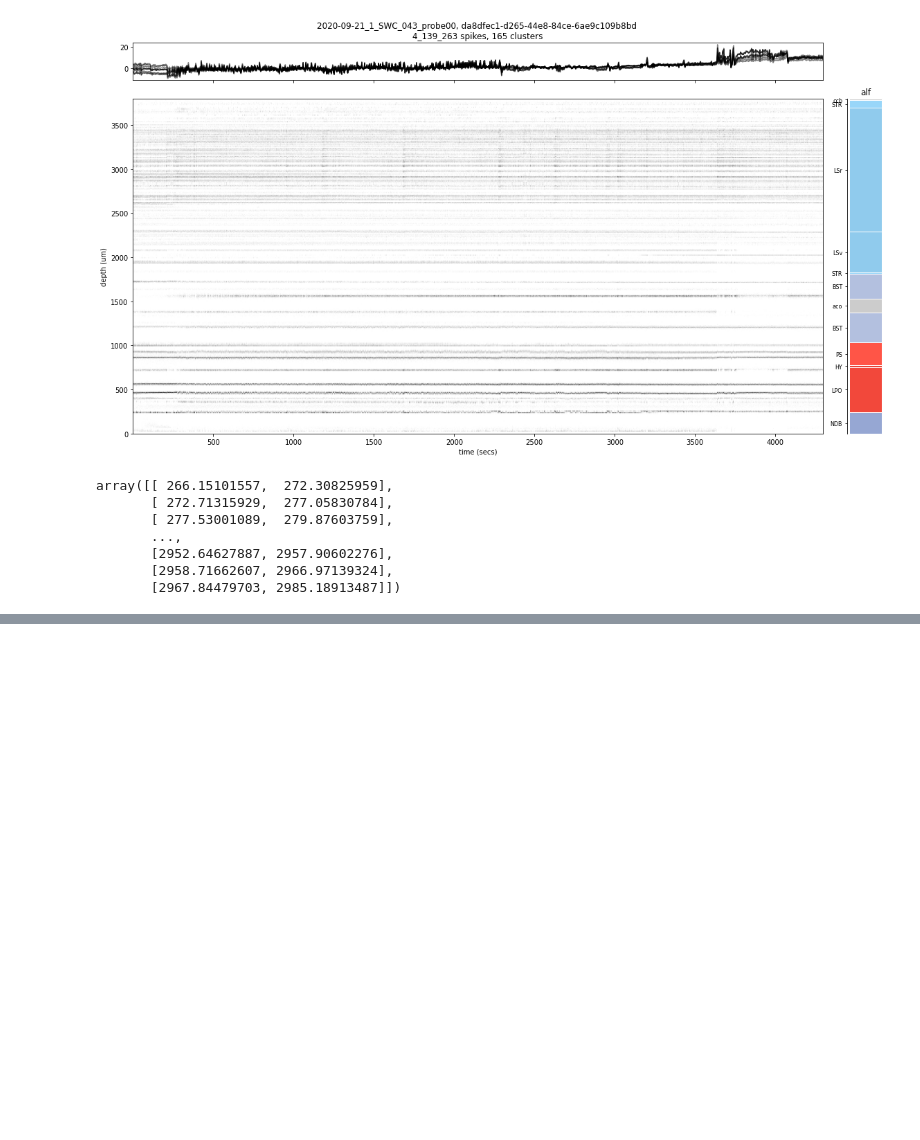
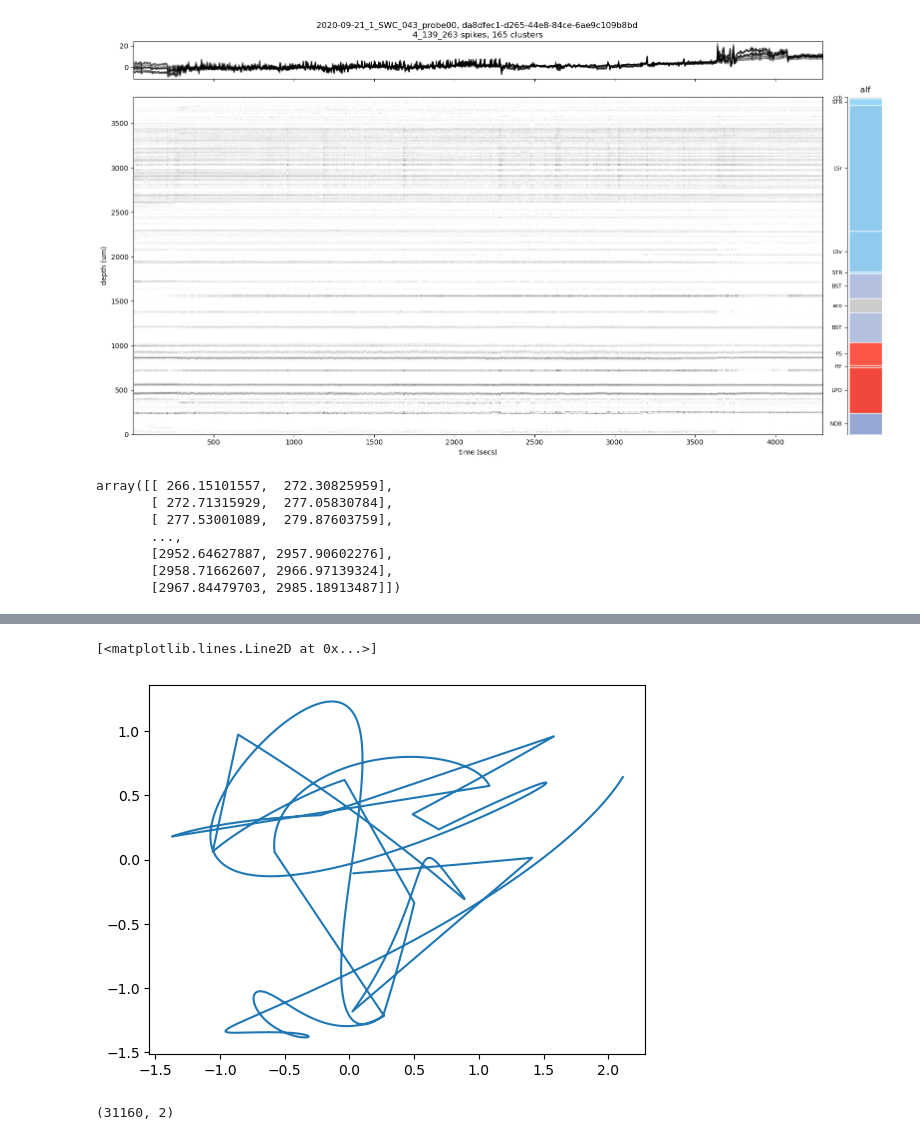
Before and after one commit to styyxofficial/DSC180B-Quarter-2-Project, a Jupyter notebook: neural_data_ingest.ipynb, the cells around one changed output, grey strips where cells are left out. Saved outputs shown, nothing was run; the diff lists cells and outputs as text; code cells hidden in the pictures; blank space fills up the shorter version.

```diff
--- a/neural_data_ingest.ipynb
+++ b/neural_data_ingest.ipynb
@@ -127,0 +148,28 @@ array([[ 266.15101557,  272.30825959],
+# %%
+trials_spikes = [] # The Spike times and results of each trial
+
+for i in range(len(trials['goCueTrigger_times'])):
+    spike_range = {}
+
+    spike_range['goCue_times'] = trials['goCue_times'][i]
+    spike_range['firstMovement_times'] = trials['firstMovement_times'][i]
+    spike_range['choice'] = trials['choice'][i]
+    spike_range['feedbackType'] = trials['feedbackType'][i]
+
+    x = []
+    try:
+        hist_bins = np.arange(trials['goCueTrigger_times'][i], trials['firstMovement_times'][i], 0.01) # 10ms bins
+    except:
+        continue
+        # the hist bins throw an error if the first movement time is NaN
+        # print(trials['goCueTrigger_times'][i], trials['firstMovement_times'][i])
+
+    for j in df:
+        inds = ((j>trials['goCueTrigger_times'][i]) & (j<=trials['firstMovement_times'][i])) # From go queue to first movement
+        # print(np.histogram(j[inds], hist_bins)[0])
+        x.append(np.histogram(j[inds], hist_bins)[0])
+
+    spikes_df = pd.DataFrame(x, index=df.index)
+    spike_range['spikes_df'] = spikes_df
+
+    trials_spikes.append(spike_range)
@@ -198,0 +292,12 @@ sl.raster(trials_spikes[3], channels)
+# %%
+session = Session(0.1)
+# y = pd.read_csv("neural_data.csv")
+# session.add_trial(0, y=y)
+for i, trial in enumerate(trials_spikes):
+    if trial['spikes_df'].shape[1] > 20: # Must have at least 20 timepoints
+        session.add_trial(i, y=trial['spikes_df'].T)
+    if i>20: break
+# %%
+kernel = RBF(scale=1., lengthscale=5)
+# %%
+session, params = vi.fit(session, n_factors=2, kernel=kernel, seed=0, max_iter=5, trial_length=20, GPFA=False)
@@ -198,0 +340,9 @@ sl.raster(trials_spikes[3], channels)
+# %%
+plt.plot(session.z[:, 0], session.z[:, 1])
+# %% [output]
+[<matplotlib.lines.Line2D at 0x...>]
+[figure, added]
+# %%
+session.z.shape
+# %% [output]
+(31160, 2)
```
Also changed, not shown: parts of 17 cells of this notebook, 2 other files.
